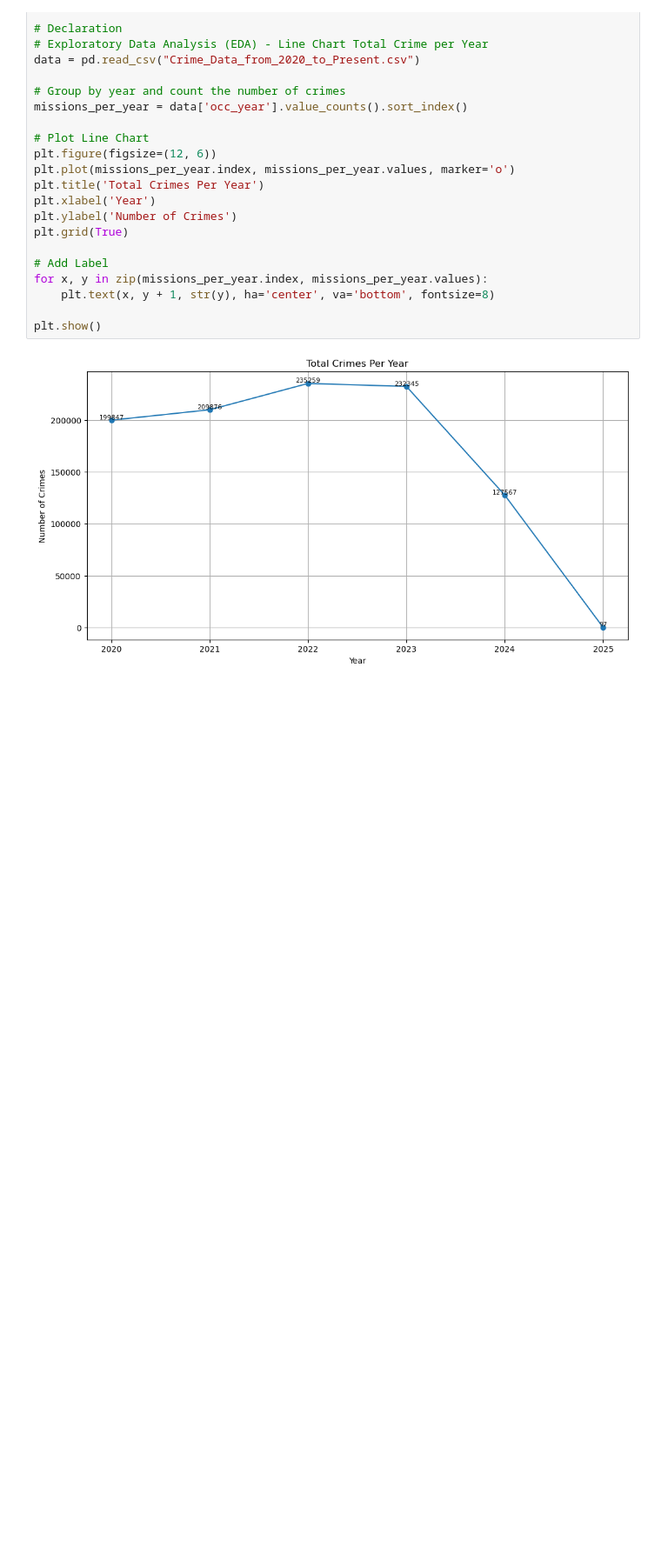
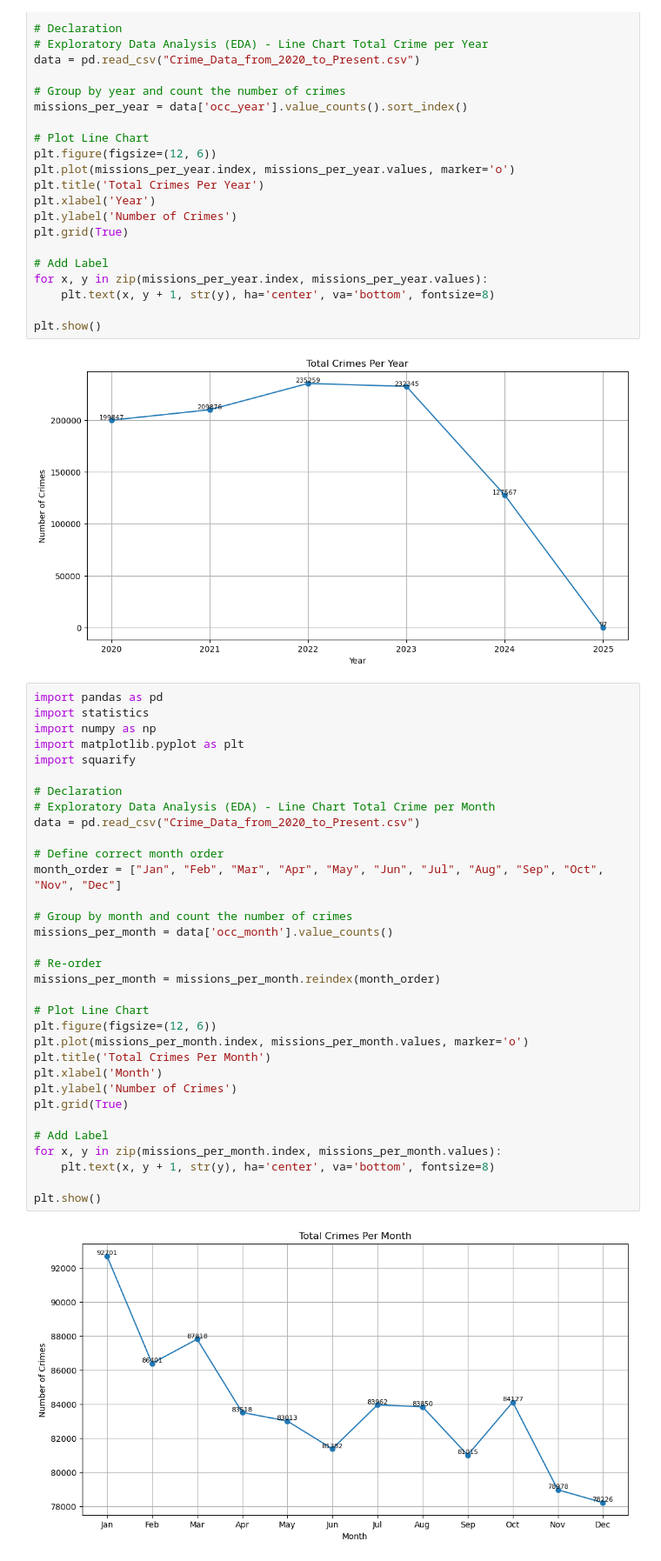
Before and after one commit to FlazeFy2/DS-Crime_Data_from_2020_to_Nov2025, a Jupyter notebook: exploratory data analysis-line.ipynb, the cells around one changed output. Shown at 87% size. Saved outputs shown, nothing was run; the diff lists cells and outputs as text; blank space fills up the shorter version.

Commit message:
[DS] Exploratory Data Analysis (EDA) - Line Chart Total Crime per Month

```diff
--- a/exploratory data analysis-line.ipynb
+++ b/exploratory data analysis-line.ipynb
@@ -27,3 +27,38 @@ for x, y in zip(missions_per_year.index, missions_per_year.values):
 plt.show()
 # %% [output]
 [figure]
+# %%
+import pandas as pd
+import statistics
+import numpy as np
+import matplotlib.pyplot as plt
+import squarify
+
+# Declaration
+# Exploratory Data Analysis (EDA) - Line Chart Total Crime per Month
+data = pd.read_csv("Crime_Data_from_2020_to_Present.csv")
+
+# Define correct month order
+month_order = ["Jan", "Feb", "Mar", "Apr", "May", "Jun", "Jul", "Aug", "Sep", "Oct", "Nov", "Dec"]
+
+# Group by month and count the number of crimes
+missions_per_month = data['occ_month'].value_counts()
+
+# Re-order
+missions_per_month = missions_per_month.reindex(month_order)
+
+# Plot Line Chart
+plt.figure(figsize=(12, 6))
+plt.plot(missions_per_month.index, missions_per_month.values, marker='o')
+plt.title('Total Crimes Per Month')
+plt.xlabel('Month')
+plt.ylabel('Number of Crimes')
+plt.grid(True)
+
+# Add Label
+for x, y in zip(missions_per_month.index, missions_per_month.values):
+    plt.text(x, y + 1, str(y), ha='center', va='bottom', fontsize=8)
+
+plt.show()
+# %% [output]
+[figure, added]
```
